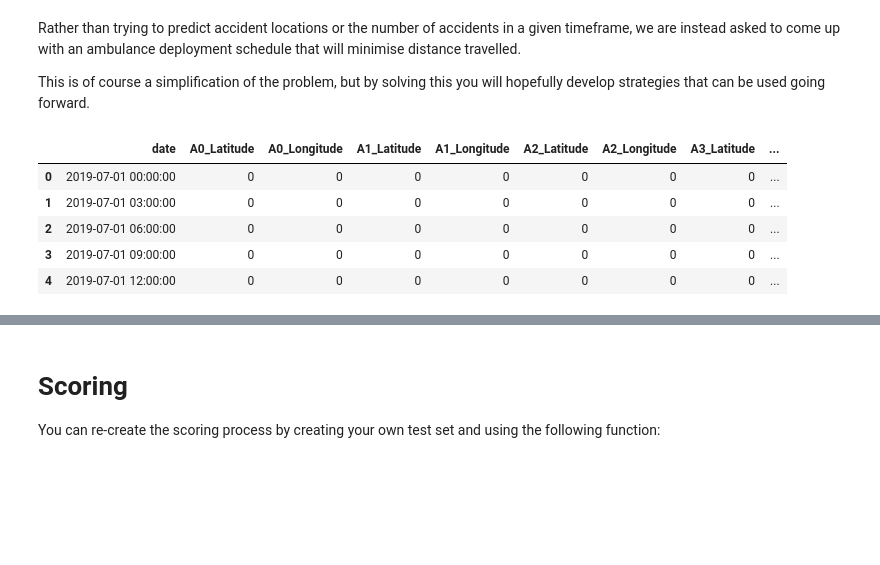
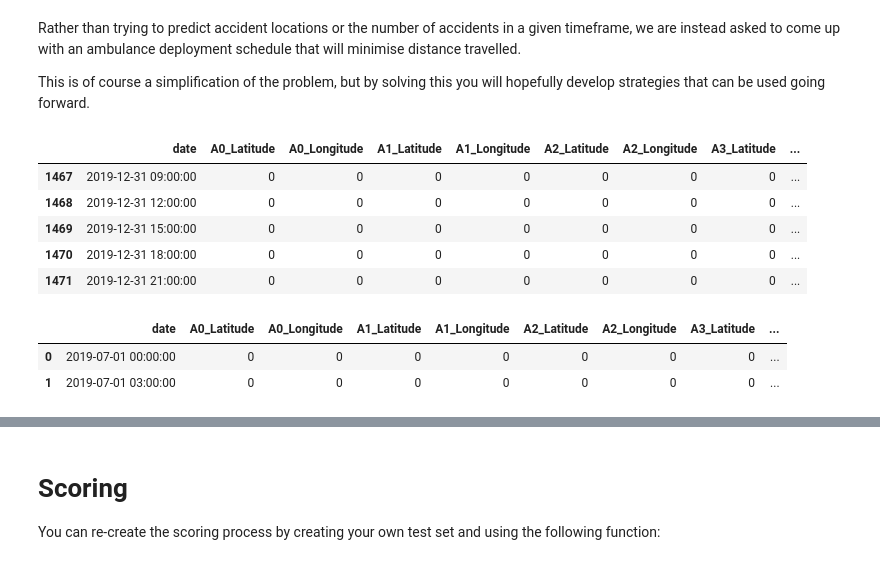
Before and after one commit to Jabor047/ihub2020, a Jupyter notebook: Uber_Nairobi_Ambulance_Perambulation_Challenge.ipynb, the cells around one changed output, grey strips where cells are left out. Saved outputs shown, nothing was run; the diff lists cells and outputs as text; code cells hidden in the pictures; blank space fills up the shorter version.

```diff
--- a/Uber_Nairobi_Ambulance_Perambulation_Challenge.ipynb
+++ b/Uber_Nairobi_Ambulance_Perambulation_Challenge.ipynb
@@ -281,11 +264,21 @@ This is of course a simplification of the problem, but by solving this you will
 # %%
 # View the submission format
 ss = pd.read_csv('SampleSubmission.csv', parse_dates=['date'])
-ss.head()
+ss.tail()
 # %% [output]
 |  | date | A0_Latitude | A0_Longitude | A1_Latitude | A1_Longitude | A2_Latitude | A2_Longitude | A3_Latitude | ... |
-| 0 | 2019-07-01 00:00:00 | 0 | 0 | 0 | 0 | 0 | 0 | 0 | ... |
-| 1 | 2019-07-01 03:00:00 | 0 | 0 | 0 | 0 | 0 | 0 | 0 | ... |
-| 2 | 2019-07-01 06:00:00 | 0 | 0 | 0 | 0 | 0 | 0 | 0 | ... |
-| 3 | 2019-07-01 09:00:00 | 0 | 0 | 0 | 0 | 0 | 0 | 0 | ... |
-| 4 | 2019-07-01 12:00:00 | 0 | 0 | 0 | 0 | 0 | 0 | 0 | ... |
+| 1467 | 2019-12-31 09:00:00 | 0 | 0 | 0 | 0 | 0 | 0 | 0 | ... |
+| 1468 | 2019-12-31 12:00:00 | 0 | 0 | 0 | 0 | 0 | 0 | 0 | ... |
+| 1469 | 2019-12-31 15:00:00 | 0 | 0 | 0 | 0 | 0 | 0 | 0 | ... |
+| 1470 | 2019-12-31 18:00:00 | 0 | 0 | 0 | 0 | 0 | 0 | 0 | ... |
+| 1471 | 2019-12-31 21:00:00 | 0 | 0 | 0 | 0 | 0 | 0 | 0 | ... |
+# %%
+dfSecondThree = df.loc[(df['hour'] > 3) & (df['hour'] <= 7)]
+dfThirdThree = df.loc[(df['hour'] > 7) & (df['hour'] <= 11)]
+dfFourthThree = df.loc[(df['hour'] > 11) & (df['hour'] <= 15)]
+dfFifthThree = df.loc[(df['hour'] > 15) & (df['hour'] <= 19)]
+dfSixthThree = df.loc[(df['hour'] > 19) & (df['hour'] <= 23)]
+# %% [output]
+|  | date | A0_Latitude | A0_Longitude | A1_Latitude | A1_Longitude | A2_Latitude | A2_Longitude | A3_Latitude | ... |
+| 0 | 2019-07-01 00:00:00 | 0 | 0 | 0 | 0 | 0 | 0 | 0 | ... |
+| 1 | 2019-07-01 03:00:00 | 0 | 0 | 0 | 0 | 0 | 0 | 0 | ... |
```
Also changed, not shown: parts of 9 cells of this notebook.
